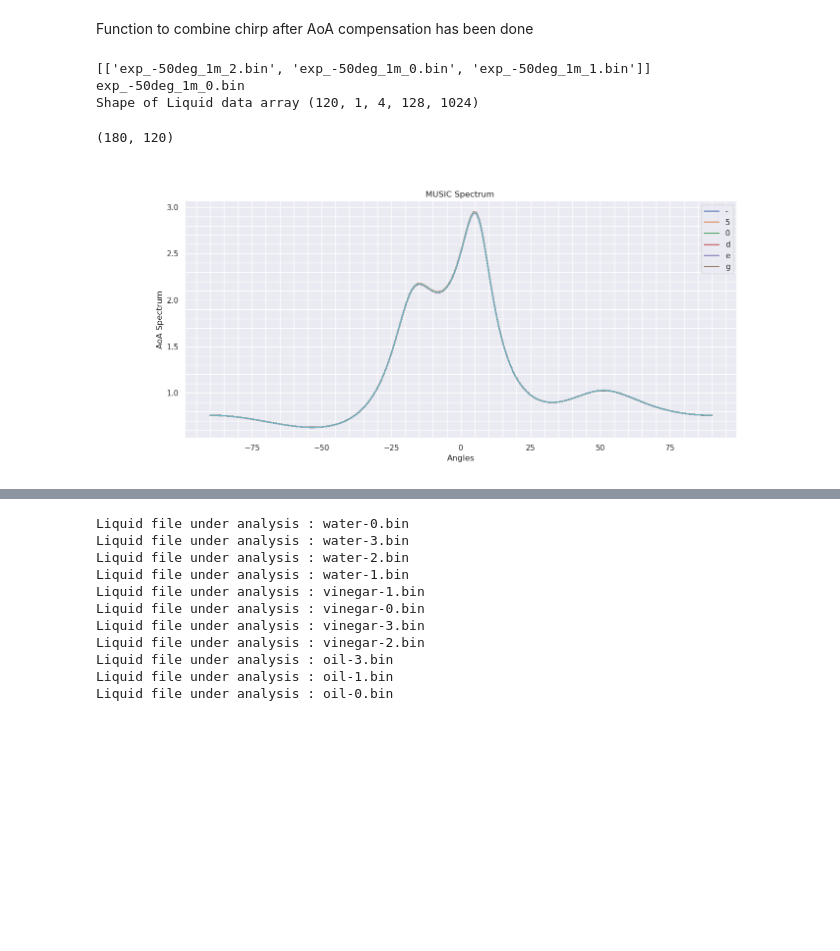
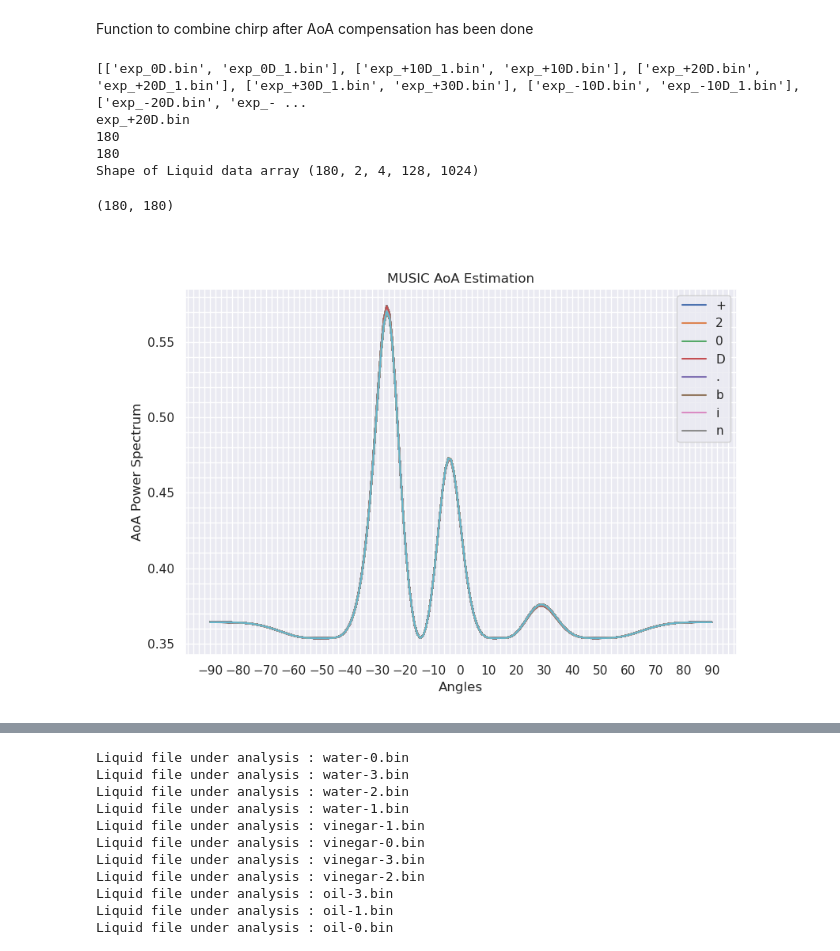
Before and after one commit to Muaz231/FluID-Python, a Jupyter notebook: FluidID_clean.ipynb, the cells around one changed output, grey strips where cells are left out. Saved outputs shown, nothing was run; the diff lists cells and outputs as text; code cells hidden in the pictures; blank space fills up the shorter version.

```diff
--- a/FluidID_clean.ipynb
+++ b/FluidID_clean.ipynb
@@ -360,14 +385,15 @@ def CombineChirp(framedata):
 # TO-DO : AoA for previous captured data (e.g. for water-data)
 
 # 1) Code chunk for importing file names and sorting them based on different liquids
-filepath = "/home/muaz/Documents/Muaz_Git_Repo/LabExp_20Apr_AoA/"
+filepath = "/home/muaz/Documents/Muaz_Git_Repo/LabExp_21Apr_AoA/"
 fpath = os.listdir(filepath)
 
 framecfg = FrameConfig()
 
 # extension = ".bin"
 # liquids = ["no-liquid","water","vinegar","oil","baking-soda","saline"]
-liquids = ["exp_-50deg_1m"]
+
+liquids = ["exp_0D","exp_+10D","exp_+20D","exp_+30D","exp_-10D","exp_-20D","exp_-30D","exp_nothing"]
 # liquids = [s + extension for s in liquids]
 
 liq_files = []
@@ -383,61 +409,64 @@ for liq in liquids:
 print(liq_files)
 
 # 2) Import specific data filepaths (e.g. water-1.bin data)
-data = liq_files[liquids.index("exp_-50deg_1m")][1]
+data = liq_files[liquids.index("exp_+20D")][0]
 fname = data # File name
 print(data)
-# bk_data = liq_files[liquids.index("no-liquid")][0]
 
-# # 3) Read background data file
-# bk_data = RearrangeChirps(ReadBinFile(filepath+bk_data))
-# bk_data = np.mean(bk_data,axis=(1,4),keepdims=True) # Dimensions (1,4) represent averaging chirp data across the tx and all chirps
+bk_data = liq_files[liquids.index("exp_nothing")][0]
+# 3) Read background data file
+bk_data = RearrangeChirps(ReadBinFile(filepath+bk_data))
+bk_data = np.mean(bk_data,axis=(3),keepdims=True) # Dimensions (3) represent averaging chirp data across all chirps
 # print("Shape of Mean Bakcground data ", bk_data.shape)
 
 
 # 4) Read liquid data
 data = ReadBinFile(filepath + data)
-data = data # Background Static Clutter
+data = np.fft.ifft(np.fft.fft(data, n=cfg.NUM_RANGE_BINS) - np.fft.fft(bk_data, n=cfg.NUM_RANGE_BINS))# Background Static Clutter
 print("Shape of Liquid data array", data.shape)
 
 # 5) Loop through all the frames to estimate the AoA
 aoa_spectrum = np.zeros(shape = (180, data.shape[0]))
 
 for frm in tqdm(range(data.shape[0])):
-    frame_data = np.squeeze(data[frm,:,:,:,:])
+    frame_data = data[frm,:,:,:,:] # Pass frame with shape (# of Tx, # of Rx, # of chirps, # of samples/chirp) to MUSIC
 
     # 6) Calculate AoA for each frame now
-    Nsources = 3 # Number of targets
-    P_spectrum = MUSIC(frame_data,Nsources,cfg.NUM_RX,3e8/(cfg.START_FREQ*1e9))
-
+    Nsources = 1 # Number of targets
+    (P_spectrum, D, EN, ES) = MUSIC(frame_data,Nsources,cfg.NUM_TX*cfg.NUM_RX,3e8/(cfg.START_FREQ*1e9))
+    EN = np.conj(EN.T)
     # 7) Save the spectrum in the array
     aoa_spectrum[:,frm] = P_spectrum
 
 print(aoa_spectrum.shape)
 # 8) Plot Aoa Spectrum for all the frames
 Angles = np.linspace(-90,90,180)
 
 plt.figure("AoA-Spectrum", figsize=(9,6), clear=True)
 # ax = fig_aoa.add_subplot(1,1,1)
 plt.plot(Angles, aoa_spectrum)
 plt.xlabel("Angles")
-plt.ylabel("AoA Spectrum")
-plt.title("MUSIC Spectrum ")
+plt.ylabel("AoA Power Spectrum")
+plt.title("MUSIC AoA Estimation")
 mplcursors.cursor(plt.gca(), multiple=True)
 plt.minorticks_on()
 plt.grid(True, which="both")
 plt.legend(fname.split("_")[1])
+plt.gca().set_xticks(np.arange(-90, 100, 10))
 plt.show()
 
 # # 9) Compensated IF chirp samples
 # data_cmp = AoA_Compensation(data,Nsources,cfg.NUM_RX,[0.35,0.70])
 # print(data_cmp.shape)
 
 # # 10) Combine Chirps after AoA compensating
 # data_cmp = CombineChirp(data_cmp)
 # print(data_cmp.shape)
 # %% [output]
-[['exp_-50deg_1m_2.bin', 'exp_-50deg_1m_0.bin', 'exp_-50deg_1m_1.bin']]
-exp_-50deg_1m_0.bin
-Shape of Liquid data array (120, 1, 4, 128, 1024)
+[['exp_0D.bin', 'exp_0D_1.bin'], ['exp_+10D_1.bin', 'exp_+10D.bin'], ['exp_+20D.bin', 'exp_+20D_1.bin'], ['exp_+30D_1.bin', 'exp_+30D.bin'], ['exp_-10D.bin', 'exp_-10D_1.bin'], ['exp_-20D.bin', 'exp_- ...
+exp_+20D.bin
+180
+180
+Shape of Liquid data array (180, 2, 4, 128, 1024)
-(180, 120)
+(180, 180)
-[figure, old version]
+[figure, new version]
```
Also changed, not shown: parts of 12 cells of this notebook, 1 other file.
